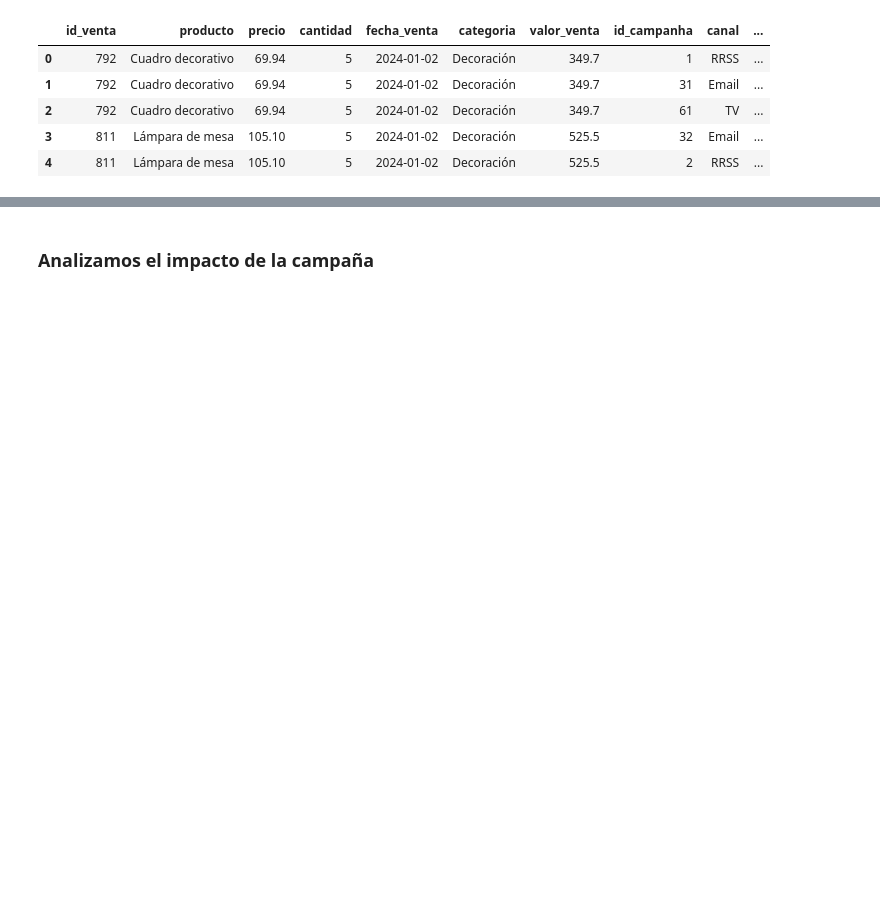
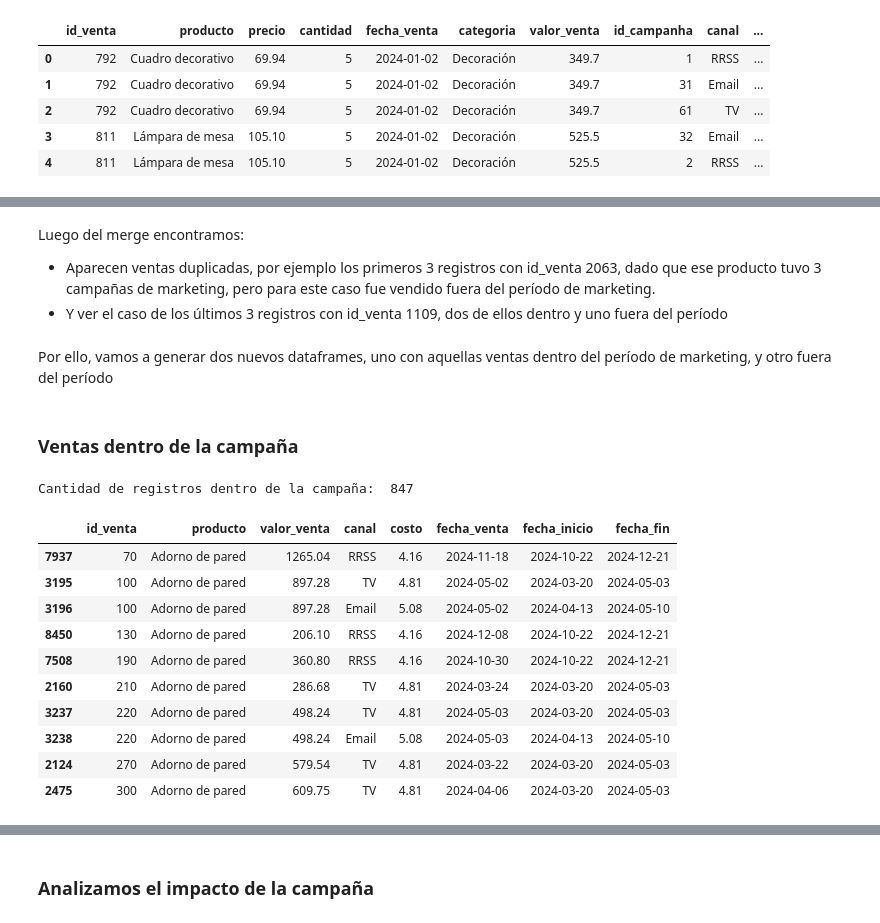
Before and after one commit to CppR-Repo/TT-2C2025-Data-Analitycs-Notebooks, a Jupyter notebook: EntregaFinal/MiEntrega-Final/Entrega_final.ipynb, the cells around one changed output, grey strips where cells are left out. Saved outputs shown, nothing was run; the diff lists cells and outputs as text; code cells hidden in the pictures; blank space fills up the shorter version.

```diff
--- a/EntregaFinal/MiEntrega-Final/Entrega_final.ipynb
+++ b/EntregaFinal/MiEntrega-Final/Entrega_final.ipynb
@@ -631,0 +679,30 @@ ventas_marketing.head()
+# %% [markdown]
+Luego del merge encontramos:
+
+* Aparecen ventas duplicadas, por ejemplo los primeros 3 registros con id_venta 2063, dado que ese producto tuvo 3 campañas de marketing, pero para este caso fue vendido fuera del período de marketing.
+* Y ver el caso de los últimos 3 registros con id_venta 1109, dos de ellos dentro y uno fuera del período
+# %% [markdown]
+Por ello, vamos a generar dos nuevos dataframes, uno con aquellas ventas dentro del período de marketing, y otro fuera del período
+# %% [markdown]
+### Ventas dentro de la campaña
+# %%
+# Nos quedamos solo con los registros de ventas durante la campaña de marketing
+filtro_ventas_marketing = ventas_marketing[(ventas_marketing["fecha_venta"] >= ventas_marketing["fecha_inicio"]) & (ventas_marketing["fecha_venta"] <= ventas_marketing["fecha_fin"])]
+print("Cantidad de registros dentro de la campaña: ", len(filtro_ventas_marketing))
+# %% [output]
+Cantidad de registros dentro de la campaña:  847
+# %%
+# Visualicemos algunos de los registros de ventas durante la campaña de marketing
+filtro_ventas_marketing[["id_venta","producto", "valor_venta", "canal", "costo", "fecha_venta", "fecha_inicio","fecha_fin"]].sort_values(by=["producto", "id_venta"], ascending=True).head(10)
+# %% [output]
+|  | id_venta | producto | valor_venta | canal | costo | fecha_venta | fecha_inicio | fecha_fin |
+| 7937 | 70 | Adorno de pared | 1265.04 | RRSS | 4.16 | 2024-11-18 | 2024-10-22 | 2024-12-21 |
+| 3195 | 100 | Adorno de pared | 897.28 | TV | 4.81 | 2024-05-02 | 2024-03-20 | 2024-05-03 |
+| 3196 | 100 | Adorno de pared | 897.28 | Email | 5.08 | 2024-05-02 | 2024-04-13 | 2024-05-10 |
+| 8450 | 130 | Adorno de pared | 206.10 | RRSS | 4.16 | 2024-12-08 | 2024-10-22 | 2024-12-21 |
+| 7508 | 190 | Adorno de pared | 360.80 | RRSS | 4.16 | 2024-10-30 | 2024-10-22 | 2024-12-21 |
+| 2160 | 210 | Adorno de pared | 286.68 | TV | 4.81 | 2024-03-24 | 2024-03-20 | 2024-05-03 |
+| 3237 | 220 | Adorno de pared | 498.24 | TV | 4.81 | 2024-05-03 | 2024-03-20 | 2024-05-03 |
+| 3238 | 220 | Adorno de pared | 498.24 | Email | 5.08 | 2024-05-03 | 2024-04-13 | 2024-05-10 |
+| 2124 | 270 | Adorno de pared | 579.54 | TV | 4.81 | 2024-03-22 | 2024-03-20 | 2024-05-03 |
+| 2475 | 300 | Adorno de pared | 609.75 | TV | 4.81 | 2024-04-06 | 2024-03-20 | 2024-05-03 |
```
Also changed, not shown: parts of 28 cells of this notebook.
